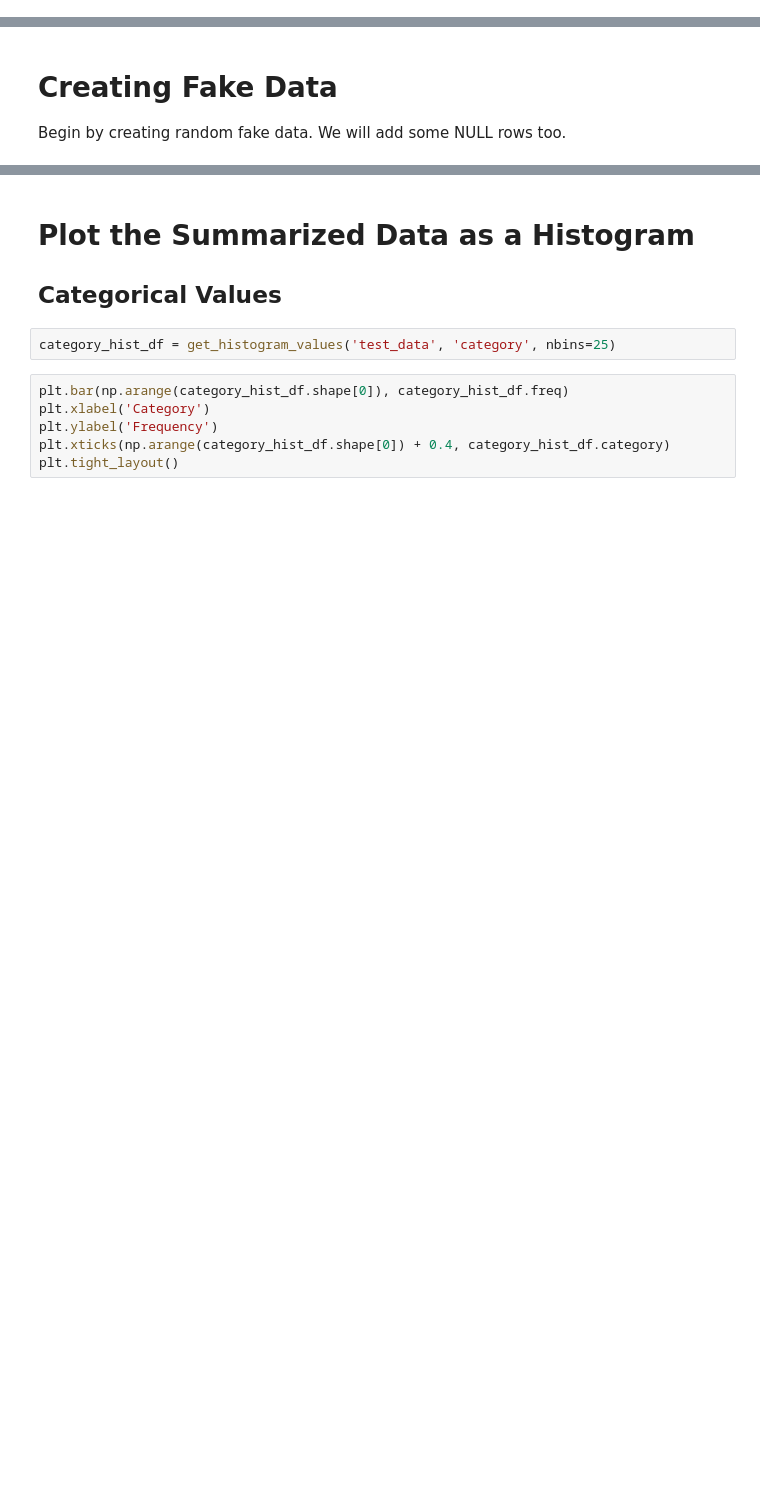
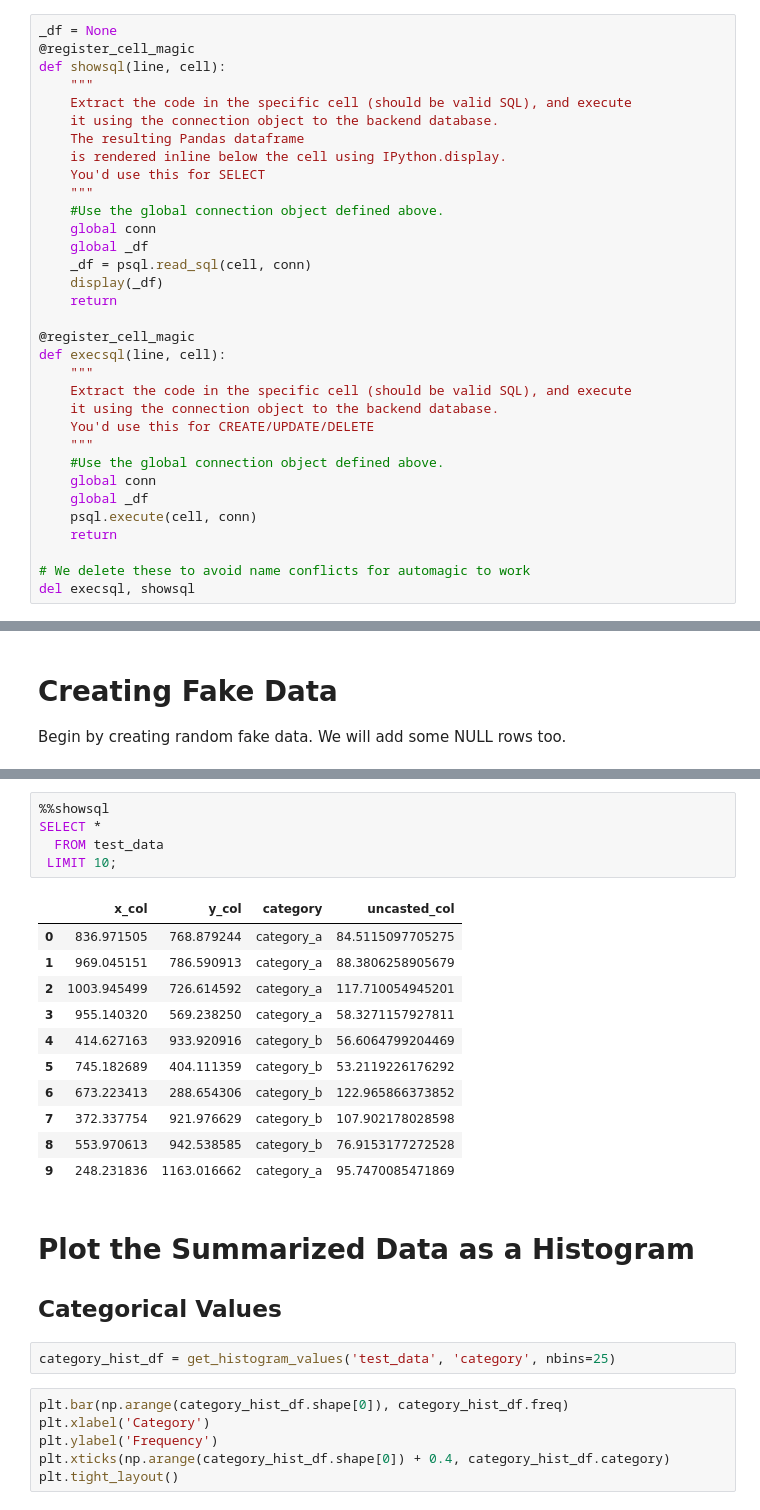
Before and after one commit to gregtam/jupyter-notebook-initializer, a Jupyter notebook: MPP Plotting.ipynb, the cells around one changed output, grey strips where cells are left out. Drawn from its saved outputs; the diff is of its cells as text; blank space fills up the shorter version.

```diff
--- a/MPP Plotting.ipynb
+++ b/MPP Plotting.ipynb
@@ -67,3 +73,36 @@ conn.autocommit = True
+# %%
+_df = None
+@register_cell_magic
+def showsql(line, cell):
+    """
+    Extract the code in the specific cell (should be valid SQL), and execute
+    it using the connection object to the backend database.
+    The resulting Pandas dataframe
+    is rendered inline below the cell using IPython.display.
+    You'd use this for SELECT
+    """
+    #Use the global connection object defined above.
+    global conn
+    global _df
+    _df = psql.read_sql(cell, conn)
+    display(_df)
+    return
+
+@register_cell_magic
+def execsql(line, cell):
+    """
+    Extract the code in the specific cell (should be valid SQL), and execute
+    it using the connection object to the backend database.
+    You'd use this for CREATE/UPDATE/DELETE
+    """
+    #Use the global connection object defined above.
+    global conn
+    global _df
+    psql.execute(cell, conn)
+    return
+
+# We delete these to avoid name conflicts for automagic to work
+del execsql, showsql
 # %% [markdown]
 # Defining our Functions
 # %%
@@ -237,3 +287,20 @@ psql.execute(sql, conn)
+# %%
+%%showsql
+SELECT *
+  FROM test_data
+ LIMIT 10;
+# %% [output]
+|  | x_col | y_col | category | uncasted_col |
+| 0 | 836.971505 | 768.879244 | category_a | 84.5115097705275 |
+| 1 | 969.045151 | 786.590913 | category_a | 88.3806258905679 |
+| 2 | 1003.945499 | 726.614592 | category_a | 117.710054945201 |
+| 3 | 955.140320 | 569.238250 | category_a | 58.3271157927811 |
+| 4 | 414.627163 | 933.920916 | category_b | 56.6064799204469 |
+| 5 | 745.182689 | 404.111359 | category_b | 53.2119226176292 |
+| 6 | 673.223413 | 288.654306 | category_b | 122.965866373852 |
+| 7 | 372.337754 | 921.976629 | category_b | 107.902178028598 |
+| 8 | 553.970613 | 942.538585 | category_b | 76.9153177272528 |
+| 9 | 248.231836 | 1163.016662 | category_a | 95.7470085471869 |
 # %% [markdown]
 # Plot the Summarized Data as a Histogram
 ## Categorical Values
```
Also changed, not shown: parts of 12 cells of this notebook, 1 other file.
